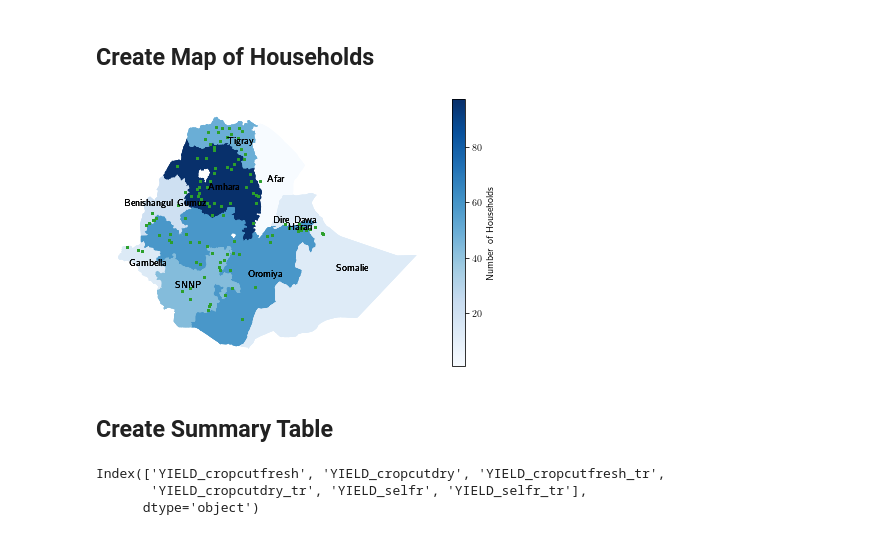
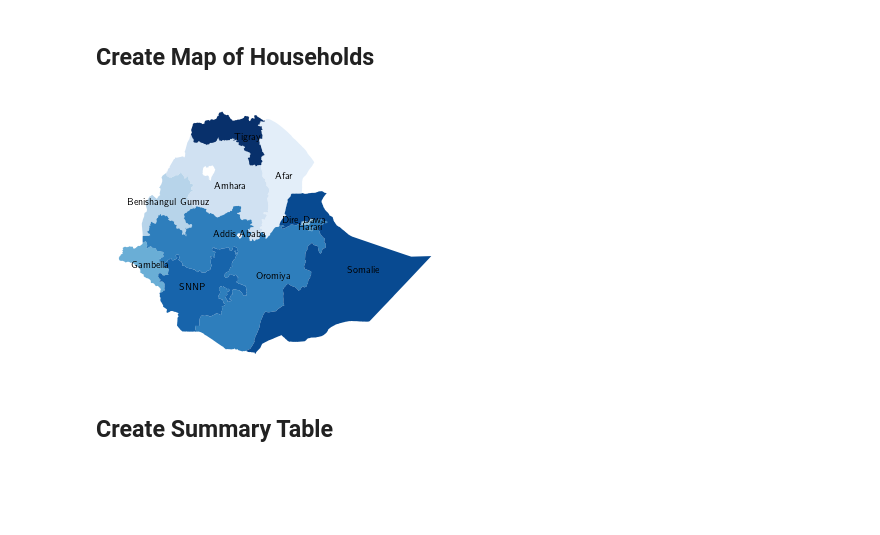
Before and after one commit to amichuda/ethiopia-tech-adoption, a Jupyter notebook: python/summary.ipynb, the cells around one changed output. Cells and saved outputs as stored; diff of their text form; code cells hidden in the pictures; blank space fills up the shorter version.

```diff
--- a/python/summary.ipynb
+++ b/python/summary.ipynb
@@ -6,17 +6,23 @@ import matplotlib.pyplot as plt
 import matplotlib as mpl
 # %%
 # Load pandas from zip
+region = (
+    pd.read_stata("/home/lordflaron/Documents/ethiopia-tech-adoption/data/full_panel_old.dta")
+    [['holder_id', 'region']]
+)
+
 df = (
-    pd.read_stata("data/full_panel.zip")
+    pd.read_stata("data/full_panel.dta")
     .dropna(subset=['YIELD_cropcutdry_tr'])
     )
+
+
 
 # Drop if don't show up in all 3 waves
 trajectories = (
     df
-    .query("crop_code == 'MAIZE'")
     .dropna(subset= ['impmaize'])
-    .groupby(['holder_id', 'parcel_id', 'field_id'])['impmaize']
+    .groupby(['holder_id'])['impmaize']
     .agg(trajectories = list)
     .assign(len_traj = lambda df: df['trajectories'].apply(lambda x: len(x)))
     .query("len_traj == 3")
@@ -42,42 +58,43 @@ map = gpd.read_file("data/ethiopiaworeda/Eth_Woreda_2013.shp").replace({'REGIONN
                                                                                        'Oromia' : 'Oromiya',
                                                                                        'Somali' : 'Somalie',
                                                                                        'Gambela' : 'Gambella'}})
 
 # Get number of households per region
-hhids = balanced_panel_df.drop_duplicates(['holder_id', 'wave']).groupby(['region', 'wave'])['holder_id'].count()
+# hhids = balanced_panel_df.drop_duplicates(['holder_id', 'wave']).groupby(['region', 'wave'])['holder_id'].count()
 
 fig, ax = plt.subplots()
 
 ax.set_axis_off()
 
 with mpl.rc_context(rc={'text.usetex': True}):
     merged_map = (
         map
         .dissolve('REGIONNAME')
-        .merge(hhids,
-               left_index=True,
-               right_on = ['region'])
-        .reset_index('region')
+        # .merge(hhids,
+        #        left_index=True,
+        #        right_on = ['region'])
+        # .reset_index('region')
+        .reset_index()
         .to_crs(epsg= 4326)
     )
 
-    merged_map.plot(column='holder_id',
+    merged_map.plot(
                     legend=True,
                     legend_kwds={'label' : "Number of Households"},
                 ax=ax,
                 cmap = 'Blues',
                 missing_kwds={'color': 'lightgrey'})
 
-    merged_map.apply(lambda x: ax.annotate(text=x['region'], xy=x.geometry.representative_point().coords[0], ha='center'), axis=1)
+    merged_map.apply(lambda x: ax.annotate(text=x['REGIONNAME'], xy=x.geometry.representative_point().coords[0], ha='center'), axis=1)
 
-    panel_gdf = gpd.GeoDataFrame(balanced_panel_df, geometry=gpd.points_from_xy(balanced_panel_df["LON_DD_MOD"], balanced_panel_df["LAT_DD_MOD"]), crs=4326).plot(color='tab:green', ax=ax, markersize=4)
+    panel_gdf = gpd.GeoDataFrame(balanced_panel_df, geometry=gpd.points_from_xy(balanced_panel_df["LON_DD_MOD"], balanced_panel_df["LAT_DD_MOD"]), crs=4326)
 
 
     plt.tight_layout()
 
     plt.savefig("results/figures/map_hhids.pdf", format='pdf', dpi=160)
 # %% [output]
-[figure, old version]
+[figure, new version]
 # %% [markdown]
 ## Create Summary Table
 # %%
@@ -138,6 +151,0 @@ with open("results/tables/summary.tex", 'w') as f:
-# %%
-balanced_panel_df.columns[balanced_panel_df.columns.str.contains("YIELD")]
-# %% [output]
-Index(['YIELD_cropcutfresh', 'YIELD_cropcutdry', 'YIELD_cropcutfresh_tr',
-       'YIELD_cropcutdry_tr', 'YIELD_selfr', 'YIELD_selfr_tr'],
-      dtype='object')
```
Also changed, not shown: parts of 4 cells of this notebook, 2 other files.
